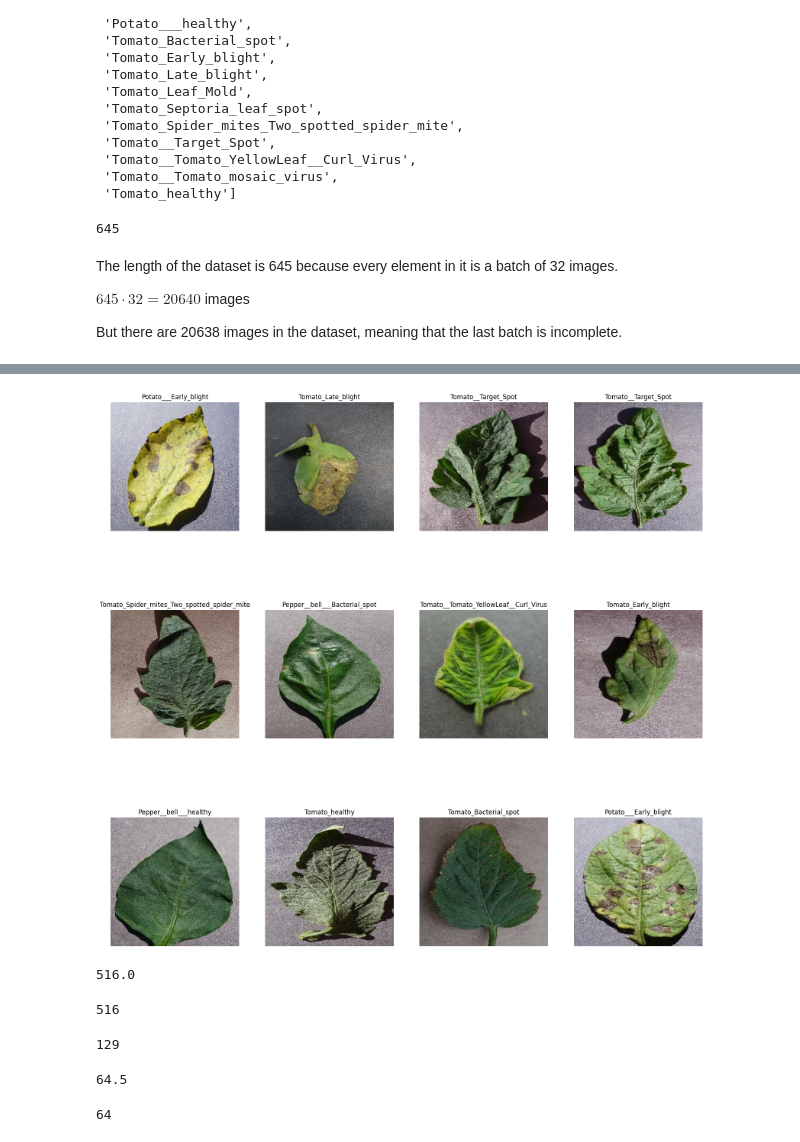
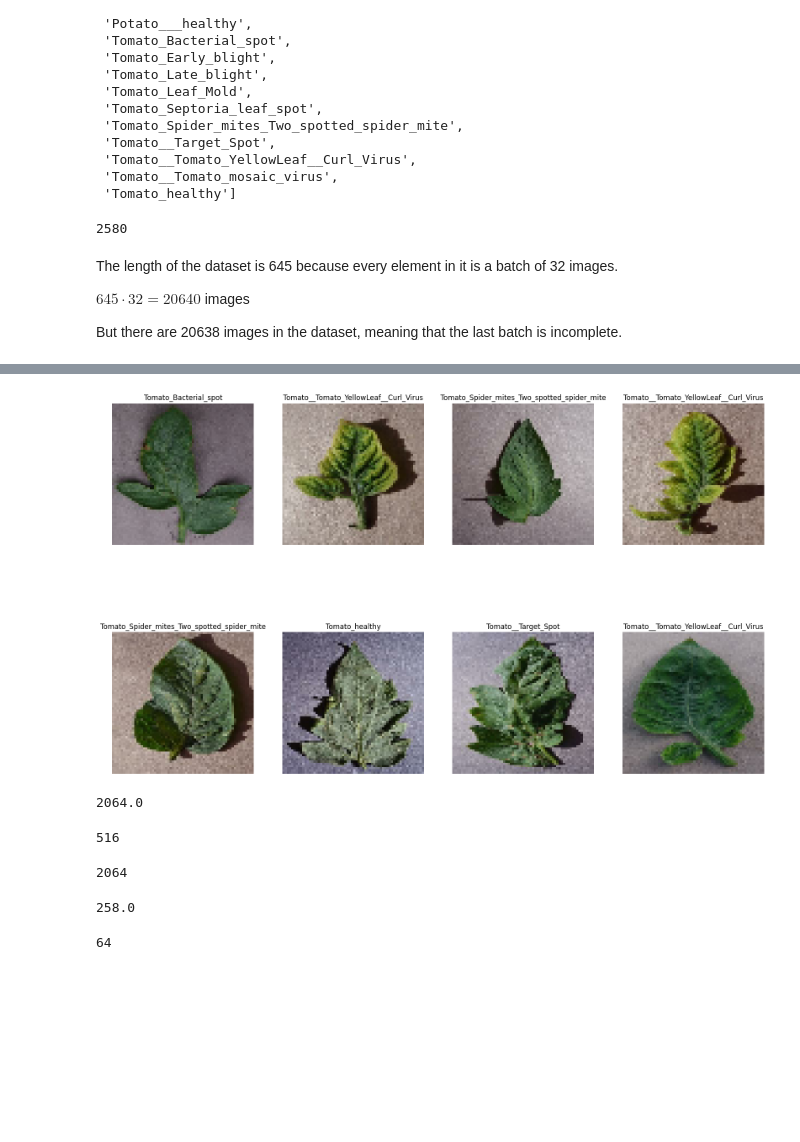
Before and after one commit to oceeta/crop-disease-detection, a Jupyter notebook: training/training.ipynb, the cells around one changed output, grey strips where cells are left out. Cells and saved outputs as stored; diff of their text form; code cells hidden in the pictures; blank space fills up the shorter version.

```diff
--- a/training/training.ipynb
+++ b/training/training.ipynb
@@ -6,8 +15,8 @@ import matplotlib.pyplot as plt
 # %%
-IMAGE_SIZE = 256
-BATCH_SIZE = 32
+IMAGE_SIZE = 64
+BATCH_SIZE = 8
 CHANNELS = 3
-EPOCHS = 50
+EPOCHS = 10
 # %%
 dataset = tf.keras.preprocessing.image_dataset_from_directory(
     "PlantVillage",
@@ -39,7 +52,7 @@ class_names
 # %%
 len(dataset)
 # %% [output]
-645
+2580
 # %% [markdown]
 The length of the dataset is 645 because every element in it is a batch of 32
 images.
@@ -51,7 +64,8 @@ incomplete.
 # %%
 plt.figure(figsize=(20, 20))
 for image_batch, label_batch in dataset.take(1):
-    for i in range (12):
+    # print(image_batch.shape, label_batch.shape)
+    for i in range (8):
         ax = plt.subplot(3, 4, i + 1)
         plt.title(class_names[label_batch[i]])
         plt.imshow(image_batch[i].numpy().astype("uint8"))
@@ -61,9 +75,9 @@ for image_batch, label_batch in dataset.take(1):
-[figure, old version]
+[figure, new version]
 # %%
 train_size = 0.8
 len(dataset)*train_size
 # %% [output]
-516.0
+2064.0
 # %%
 train_ds = dataset.take(516)
 # %%
@@ -74,12 +88,12 @@ len(train_ds)
 test_ds = dataset.skip(516)
 len(test_ds)
 # %% [output]
-129
+2064
 # %%
 val_size = 0.1
 len(dataset)*val_size
 # %% [output]
-64.5
+258.0
 # %%
 val_ds = test_ds.take(64)
 len(val_ds)
```
Also changed, not shown: parts of 14 cells of this notebook.
